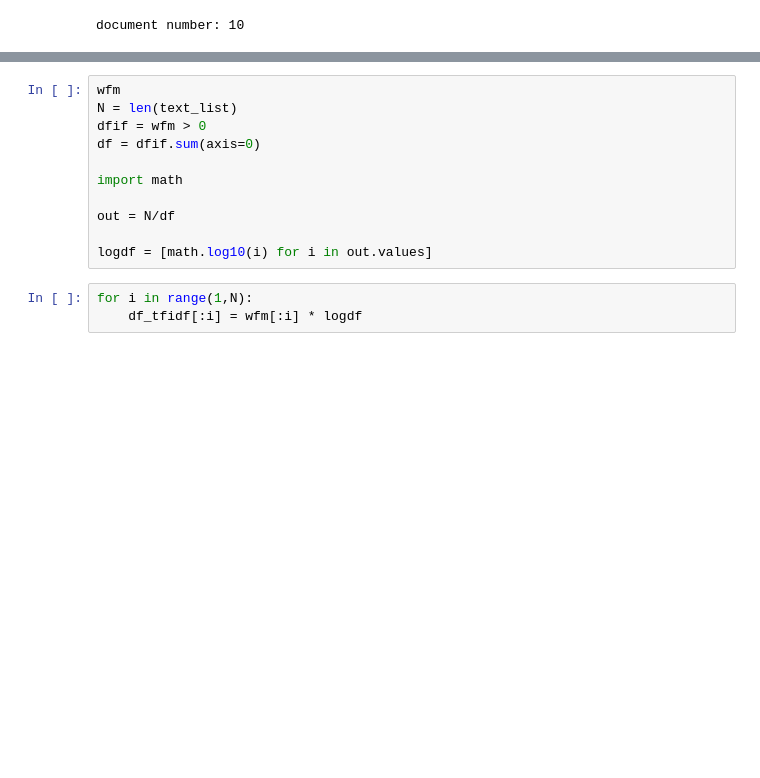
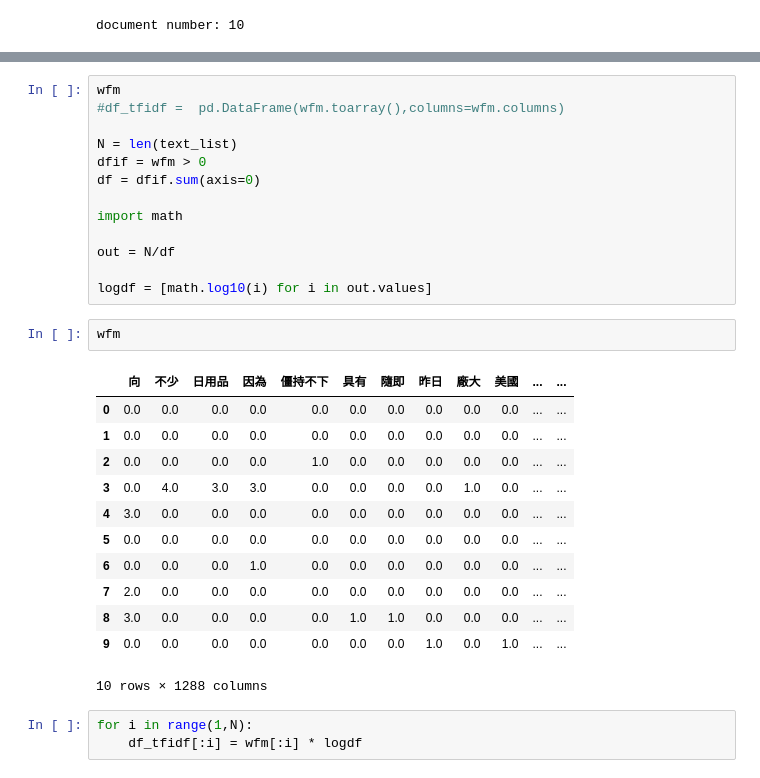
Before and after one commit to ShiNSanity75/Data_Visualization, a Jupyter notebook: 02 Textual/英國脫歐文字探勘.ipynb, the cells around one changed output, grey strips where cells are left out. Cells and saved outputs as stored; diff of their text form; blank space fills up the shorter version.

```diff
--- a/02 Textual/英國脫歐文字探勘.ipynb
+++ b/02 Textual/英國脫歐文字探勘.ipynb
@@ -111,5 +128,7 @@ df_tfidf = evaluate_tfidf(wfm)
 # %%
 wfm
+#df_tfidf =  pd.DataFrame(wfm.toarray(),columns=wfm.columns)
+
 N = len(text_list)
 dfif = wfm > 0
 df = dfif.sum(axis=0)
@@ -119,6 +138,21 @@ import math
 out = N/df
 
 logdf = [math.log10(i) for i in out.values]
+# %%
+wfm
+# %% [output]
+|  | 向 | 不少 | 日用品 | 因為 | 僵持不下 | 具有 | 隨即 | 昨日 | 廠大 | 美國 | ... | ... |
+| 0 | 0.0 | 0.0 | 0.0 | 0.0 | 0.0 | 0.0 | 0.0 | 0.0 | 0.0 | 0.0 | ... | ... |
+| 1 | 0.0 | 0.0 | 0.0 | 0.0 | 0.0 | 0.0 | 0.0 | 0.0 | 0.0 | 0.0 | ... | ... |
+| 2 | 0.0 | 0.0 | 0.0 | 0.0 | 1.0 | 0.0 | 0.0 | 0.0 | 0.0 | 0.0 | ... | ... |
+| 3 | 0.0 | 4.0 | 3.0 | 3.0 | 0.0 | 0.0 | 0.0 | 0.0 | 1.0 | 0.0 | ... | ... |
+| 4 | 3.0 | 0.0 | 0.0 | 0.0 | 0.0 | 0.0 | 0.0 | 0.0 | 0.0 | 0.0 | ... | ... |
+| 5 | 0.0 | 0.0 | 0.0 | 0.0 | 0.0 | 0.0 | 0.0 | 0.0 | 0.0 | 0.0 | ... | ... |
+| 6 | 0.0 | 0.0 | 0.0 | 1.0 | 0.0 | 0.0 | 0.0 | 0.0 | 0.0 | 0.0 | ... | ... |
+| 7 | 2.0 | 0.0 | 0.0 | 0.0 | 0.0 | 0.0 | 0.0 | 0.0 | 0.0 | 0.0 | ... | ... |
+| 8 | 3.0 | 0.0 | 0.0 | 0.0 | 0.0 | 1.0 | 1.0 | 0.0 | 0.0 | 0.0 | ... | ... |
+| 9 | 0.0 | 0.0 | 0.0 | 0.0 | 0.0 | 0.0 | 0.0 | 1.0 | 0.0 | 1.0 | ... | ... |
+10 rows × 1288 columns
 # %%
 for i in range(1,N):
     df_tfidf[:i] = wfm[:i] * logdf
```
Also changed, not shown: parts of 10 cells of this notebook.
